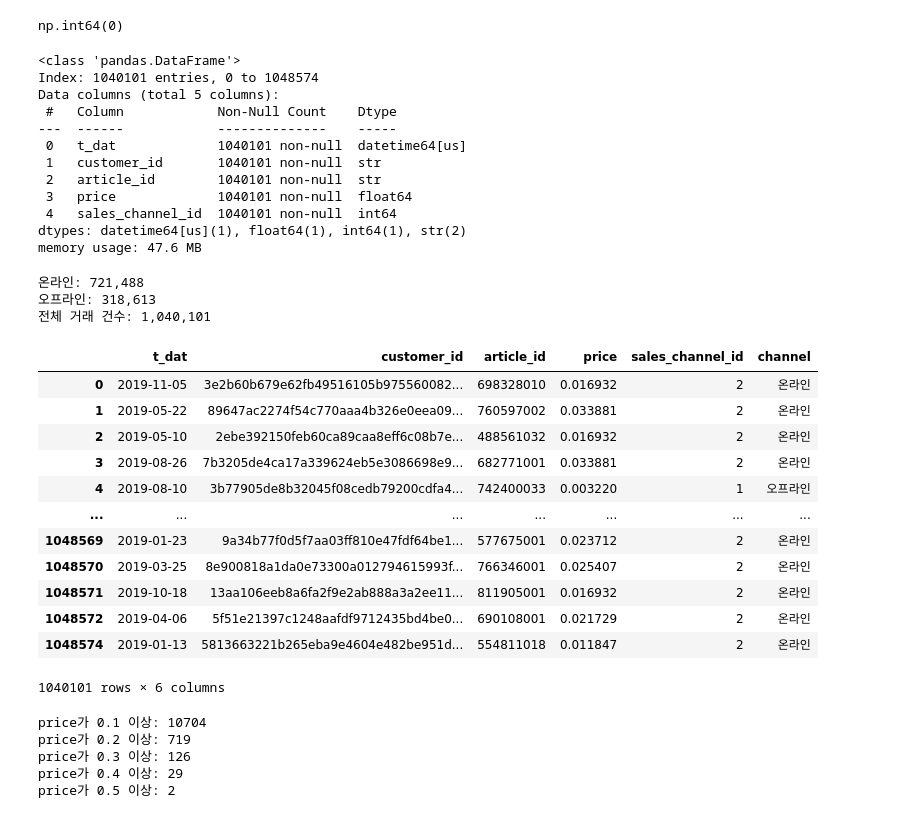
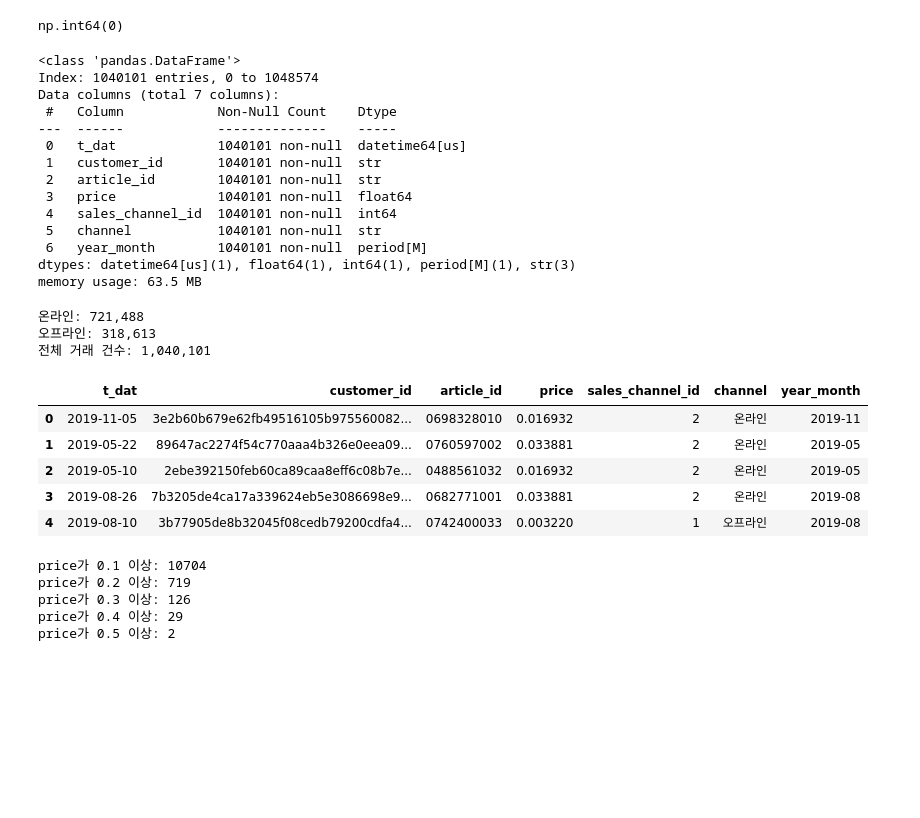
Before and after one commit to yoohengu/cross-gen-biz-analysis, a Jupyter notebook: notebooks/leeyunju_eda/transactions_02_yunju.ipynb, the cells around one changed output. Cells and saved outputs as stored; diff of their text form; code cells hidden in the pictures; blank space fills up the shorter version.

```diff
--- a/notebooks/leeyunju_eda/transactions_02_yunju.ipynb
+++ b/notebooks/leeyunju_eda/transactions_02_yunju.ipynb
@@ -18,11 +18,11 @@ sales_channel_id
 Name: count, dtype: int64
 # %%
 #3.join을 위해 동일한 타입으로 변환
-df_tran['customer_id']= df_tran['customer_id'].astype(str)
-df_cust['customer_id']= df_cust['customer_id'].astype(str)
+df_tran['customer_id']= df_tran['customer_id'].astype(str).str.zfill(10)
+df_cust['customer_id']= df_cust['customer_id'].astype(str).str.zfill(10)
 
-df_tran['article_id']= df_tran['article_id'].astype(str)
-df_art['article_id'] = df_art['article_id'].astype(str)
+df_tran['article_id']= df_tran['article_id'].astype(str).str.zfill(10)
+df_art['article_id'] = df_art['article_id'].astype(str).str.zfill(10)
 # %%
 #4. 데이터 크기 및 중복 확인
 
@@ -46,7 +46,7 @@ df_tran.info()
 # %% [output]
 <class 'pandas.DataFrame'>
 Index: 1040101 entries, 0 to 1048574
-Data columns (total 5 columns):
+Data columns (total 7 columns):
  #   Column            Non-Null Count    Dtype
 ---  ------            --------------    -----
  0   t_dat             1040101 non-null  datetime64[us]
@@ -54,8 +54,10 @@ Data columns (total 5 columns):
  2   article_id        1040101 non-null  str
  3   price             1040101 non-null  float64
  4   sales_channel_id  1040101 non-null  int64
-dtypes: datetime64[us](1), float64(1), int64(1), str(2)
-memory usage: 47.6 MB
+ 5   channel           1040101 non-null  str
+ 6   year_month        1040101 non-null  period[M]
+dtypes: datetime64[us](1), float64(1), int64(1), period[M](1), str(3)
+memory usage: 63.5 MB
 # %%
 #7. 판매 채널 컬럼 생성 및 값 변환
 df_tran["channel"] = df_tran["sales_channel_id"].map({1: "오프라인", 2: "온라인"})
@@ -69,21 +71,14 @@ print("전체 거래 건수:", f"{df_tran.shape[0]:,}")
 오프라인: 318,613
 전체 거래 건수: 1,040,101
 # %%
-df_tran
+df_tran.head()
 # %% [output]
-|  | t_dat | customer_id | article_id | price | sales_channel_id | channel |
-| 0 | 2019-11-05 | 3e2b60b679e62fb49516105b975560082... | 698328010 | 0.016932 | 2 | 온라인 |
-| 1 | 2019-05-22 | 89647ac2274f54c770aaa4b326e0eea09... | 760597002 | 0.033881 | 2 | 온라인 |
-| 2 | 2019-05-10 | 2ebe392150feb60ca89caa8eff6c08b7e... | 488561032 | 0.016932 | 2 | 온라인 |
-| 3 | 2019-08-26 | 7b3205de4ca17a339624eb5e3086698e9... | 682771001 | 0.033881 | 2 | 온라인 |
-| 4 | 2019-08-10 | 3b77905de8b32045f08cedb79200cdfa4... | 742400033 | 0.003220 | 1 | 오프라인 |
-| ... | ... | ... | ... | ... | ... | ... |
-| 1048569 | 2019-01-23 | 9a34b77f0d5f7aa03ff810e47fdf64be1... | 577675001 | 0.023712 | 2 | 온라인 |
-| 1048570 | 2019-03-25 | 8e900818a1da0e73300a012794615993f... | 766346001 | 0.025407 | 2 | 온라인 |
-| 1048571 | 2019-10-18 | 13aa106eeb8a6fa2f9e2ab888a3a2ee11... | 811905001 | 0.016932 | 2 | 온라인 |
-| 1048572 | 2019-04-06 | 5f51e21397c1248aafdf9712435bd4be0... | 690108001 | 0.021729 | 2 | 온라인 |
-| 1048574 | 2019-01-13 | 5813663221b265eba9e4604e482be951d... | 554811018 | 0.011847 | 2 | 온라인 |
+|  | t_dat | customer_id | article_id | price | sales_channel_id | channel | year_month |
+| 0 | 2019-11-05 | 3e2b60b679e62fb49516105b975560082... | 0698328010 | 0.016932 | 2 | 온라인 | 2019-11 |
+| 1 | 2019-05-22 | 89647ac2274f54c770aaa4b326e0eea09... | 0760597002 | 0.033881 | 2 | 온라인 | 2019-05 |
+| 2 | 2019-05-10 | 2ebe392150feb60ca89caa8eff6c08b7e... | 0488561032 | 0.016932 | 2 | 온라인 | 2019-05 |
+| 3 | 2019-08-26 | 7b3205de4ca17a339624eb5e3086698e9... | 0682771001 | 0.033881 | 2 | 온라인 | 2019-08 |
+| 4 | 2019-08-10 | 3b77905de8b32045f08cedb79200cdfa4... | 0742400033 | 0.003220 | 1 | 오프라인 | 2019-08 |
-1040101 rows × 6 columns
 # %%
 #8. 가격 데이터 분포 확인
 df_tran['price'].describe()
```
Also changed, not shown: parts of 25 cells of this notebook.
